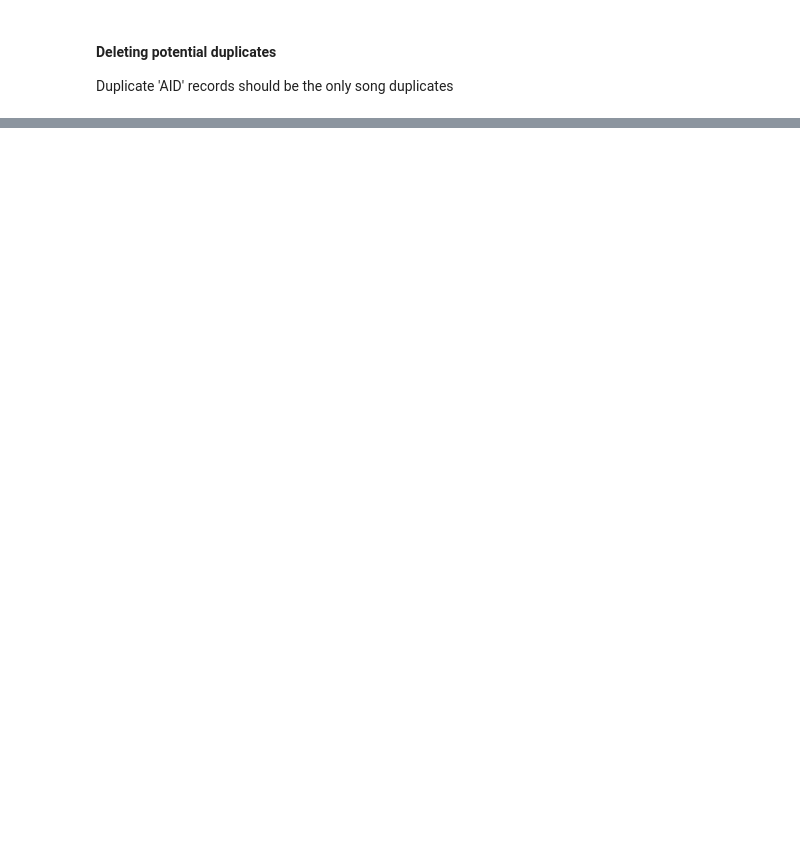
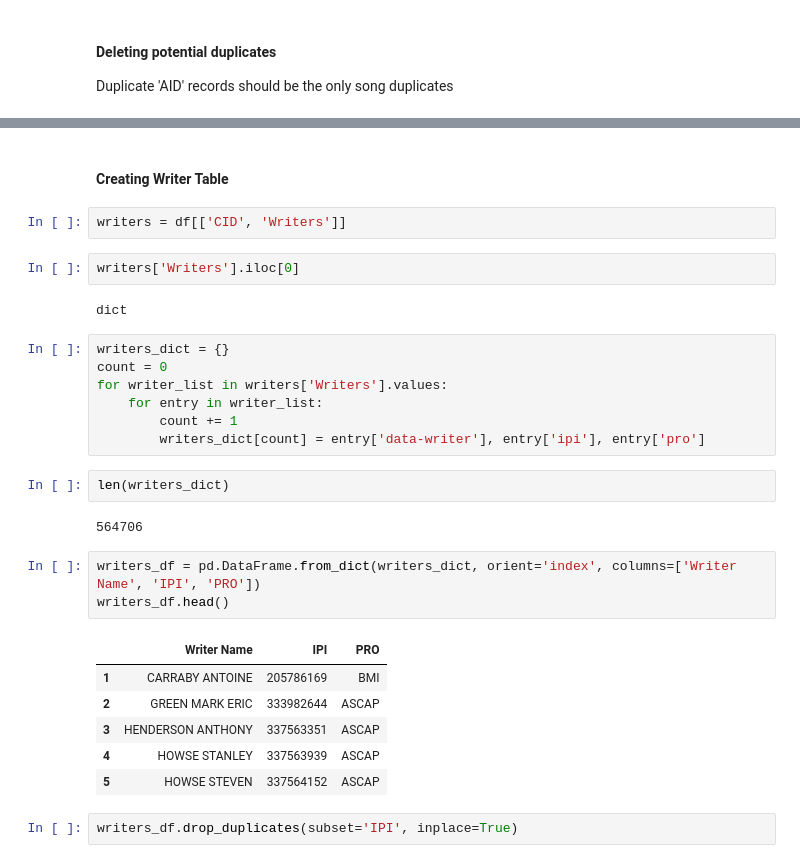
Before and after one commit to jonjohnsontc/songwriter-graph, a Jupyter notebook: notebooks/ascap_2_db.ipynb, the cells around one changed output, grey strips where cells are left out. Saved outputs shown, nothing was run; the diff lists cells and outputs as text; blank space fills up the shorter version.

```diff
--- a/notebooks/ascap_2_db.ipynb
+++ b/notebooks/ascap_2_db.ipynb
@@ -355,0 +584,31 @@ len(dupes)
+# %% [markdown]
+#### Creating Writer Table
+# %%
+writers = df[['CID', 'Writers']]
+# %%
+writers['Writers'].iloc[0]
+# %% [output]
+dict
+# %%
+writers_dict = {}
+count = 0
+for writer_list in writers['Writers'].values:
+    for entry in writer_list:
+        count += 1
+        writers_dict[count] = entry['data-writer'], entry['ipi'], entry['pro']
+# %%
+len(writers_dict)
+# %% [output]
+564706
+# %%
+writers_df = pd.DataFrame.from_dict(writers_dict, orient='index', columns=['Writer Name', 'IPI', 'PRO'])
+writers_df.head()
+# %% [output]
+|  | Writer Name | IPI | PRO |
+| 1 | CARRABY ANTOINE | 205786169 | BMI |
+| 2 | GREEN MARK ERIC | 333982644 | ASCAP |
+| 3 | HENDERSON ANTHONY | 337563351 | ASCAP |
+| 4 | HOWSE STANLEY | 337563939 | ASCAP |
+| 5 | HOWSE STEVEN | 337564152 | ASCAP |
+# %%
+writers_df.drop_duplicates(subset='IPI', inplace=True)
```
Also changed, not shown: parts of 61 cells of this notebook, 9 other files.
